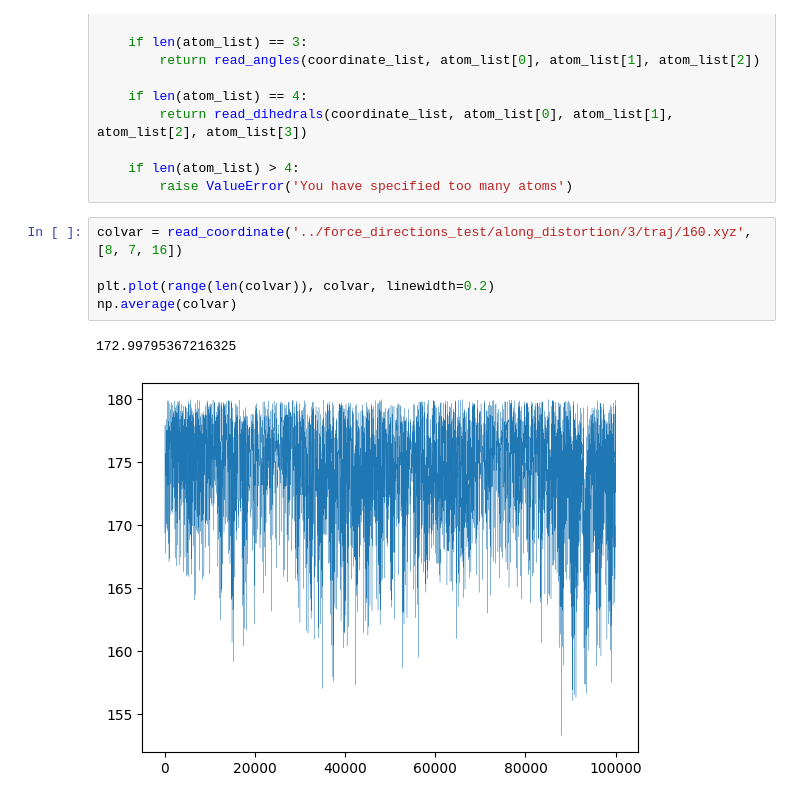
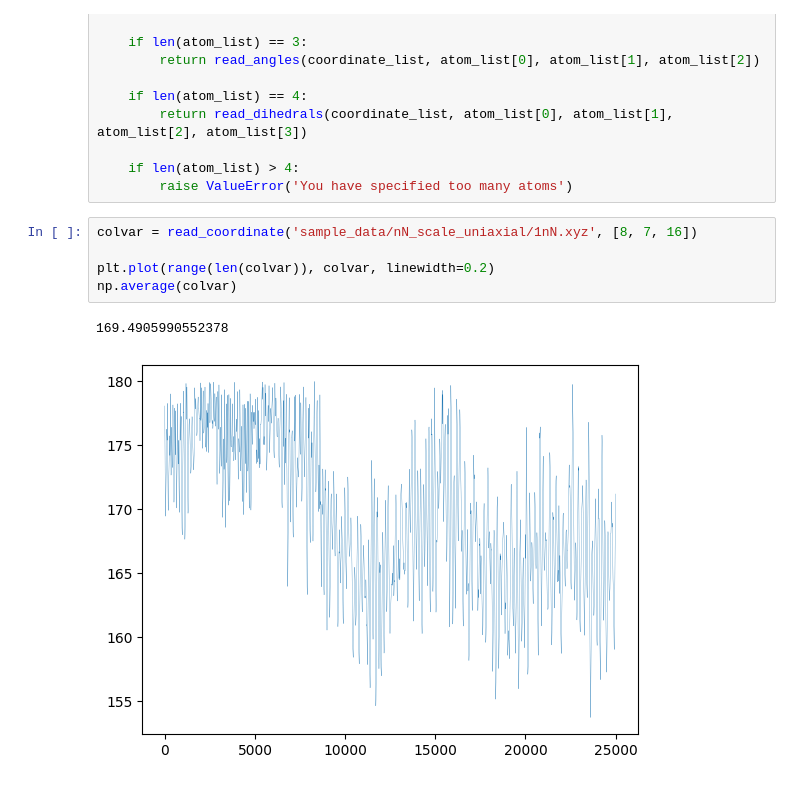
Before and after one commit to rkwok9158/coordinate_reader, a Jupyter notebook: new_reader.ipynb, the cells around one changed output. Saved outputs shown, nothing was run; the diff lists cells and outputs as text.

```diff
--- a/new_reader.ipynb
+++ b/new_reader.ipynb
@@ -124,10 +124,10 @@ def read_coordinate(xyz_file, atom_list):
     if len(atom_list) > 4:
         raise ValueError('You have specified too many atoms')
 # %%
-colvar = read_coordinate('../force_directions_test/along_distortion/3/traj/160.xyz', [8, 7, 16])
+colvar = read_coordinate('sample_data/nN_scale_uniaxial/1nN.xyz', [8, 7, 16])
 
 plt.plot(range(len(colvar)), colvar, linewidth=0.2)
 np.average(colvar)
 # %% [output]
-172.99795367216325
+169.4905990552378
-[figure, old version]
+[figure, new version]
```
Also changed, not shown: parts of 3 cells of this notebook.
